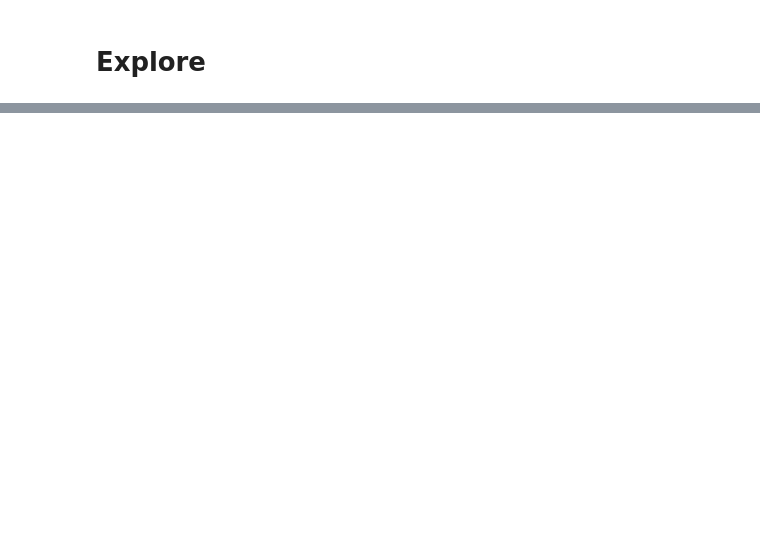
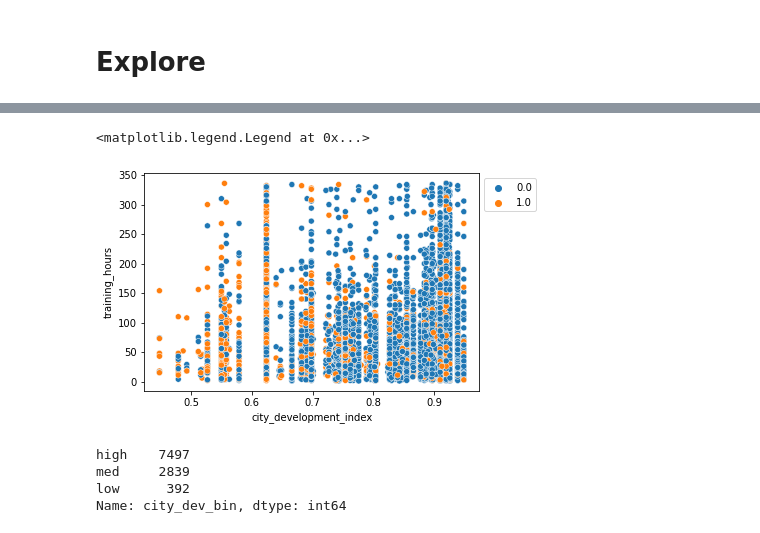
Before and after one commit to RyvynYoung/HRdataset, a Jupyter notebook: mvp.ipynb, the cells around one changed output, grey strips where cells are left out. Cells and saved outputs as stored; diff of their text form; code cells hidden in the pictures; blank space fills up the shorter version.

```diff
--- a/mvp.ipynb
+++ b/mvp.ipynb
@@ -237,0 +277,8 @@ train.describe(include='all')
+# %%
+# possible relationship between city_development_index and training_hours
+# create visual of those two with target
+sns.scatterplot(data=train, x='city_development_index', y='training_hours', hue='target')
+plt.legend(bbox_to_anchor=(1, 1), loc=2)
+# %% [output]
+<matplotlib.legend.Legend at 0x...>
+[figure, added]
@@ -237,0 +289,7 @@ train.describe(include='all')
+# %%
+train.city_dev_bin.value_counts()
+# %% [output]
+high    7497
+med     2839
+low      392
+Name: city_dev_bin, dtype: int64
```
Also changed, not shown: parts of 10 cells of this notebook.
